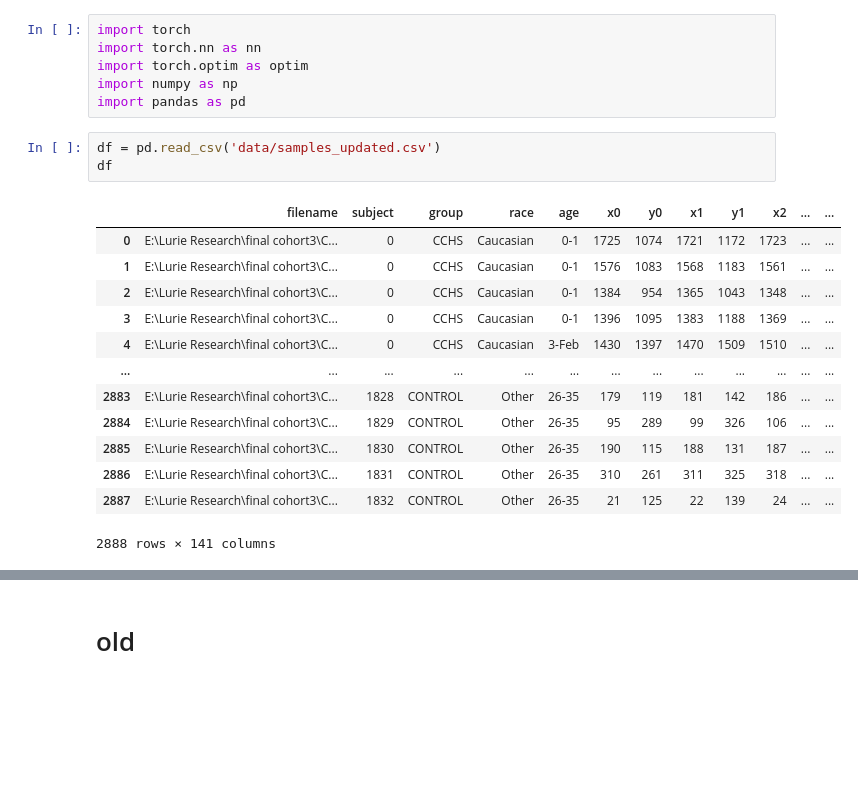
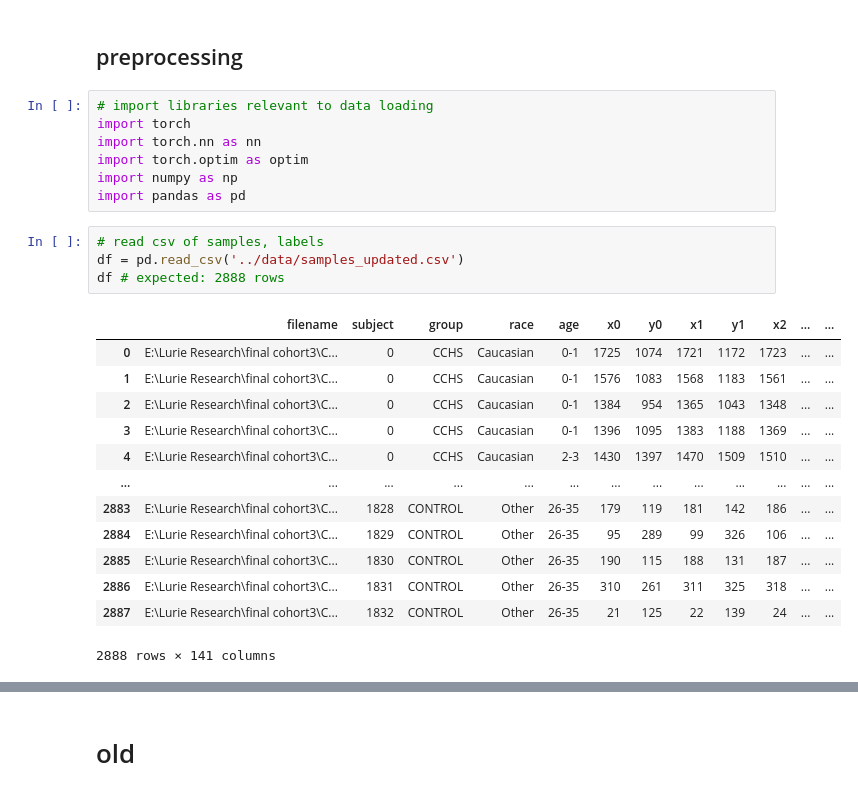
Before and after one commit to ch-zheng/cchs-prediction, a Jupyter notebook: models/split_datasets.ipynb, the cells around one changed output, grey strips where cells are left out. Cells and saved outputs as stored; diff of their text form; blank space fills up the shorter version.

```diff
--- a/models/split_datasets.ipynb
+++ b/models/split_datasets.ipynb
@@ -1,19 +1,23 @@
+# %% [markdown]
+## preprocessing
 # %%
+# import libraries relevant to data loading
 import torch
 import torch.nn as nn
 import torch.optim as optim
 import numpy as np
 import pandas as pd
 # %%
-df = pd.read_csv('data/samples_updated.csv')
-df
+# read csv of samples, labels
+df = pd.read_csv('../data/samples_updated.csv')
+df # expected: 2888 rows
 # %% [output]
 |  | filename | subject | group | race | age | x0 | y0 | x1 | y1 | x2 | ... | ... |
 | 0 | E:\Lurie Research\final cohort3\C... | 0 | CCHS | Caucasian | 0-1 | 1725 | 1074 | 1721 | 1172 | 1723 | ... | ... |
 | 1 | E:\Lurie Research\final cohort3\C... | 0 | CCHS | Caucasian | 0-1 | 1576 | 1083 | 1568 | 1183 | 1561 | ... | ... |
 | 2 | E:\Lurie Research\final cohort3\C... | 0 | CCHS | Caucasian | 0-1 | 1384 | 954 | 1365 | 1043 | 1348 | ... | ... |
 | 3 | E:\Lurie Research\final cohort3\C... | 0 | CCHS | Caucasian | 0-1 | 1396 | 1095 | 1383 | 1188 | 1369 | ... | ... |
-| 4 | E:\Lurie Research\final cohort3\C... | 0 | CCHS | Caucasian | 3-Feb | 1430 | 1397 | 1470 | 1509 | 1510 | ... | ... |
+| 4 | E:\Lurie Research\final cohort3\C... | 0 | CCHS | Caucasian | 2-3 | 1430 | 1397 | 1470 | 1509 | 1510 | ... | ... |
 | ... | ... | ... | ... | ... | ... | ... | ... | ... | ... | ... | ... | ... |
 | 2883 | E:\Lurie Research\final cohort3\C... | 1828 | CONTROL | Other | 26-35 | 179 | 119 | 181 | 142 | 186 | ... | ... |
 | 2884 | E:\Lurie Research\final cohort3\C... | 1829 | CONTROL | Other | 26-35 | 95 | 289 | 99 | 326 | 106 | ... | ... |
```
Also changed, not shown: parts of 18 cells of this notebook, 40 other files.
